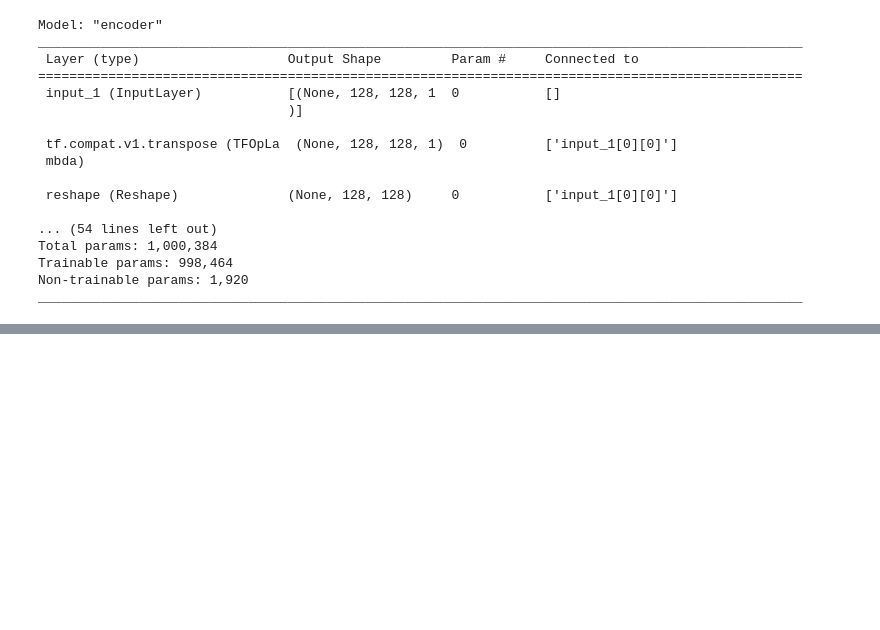
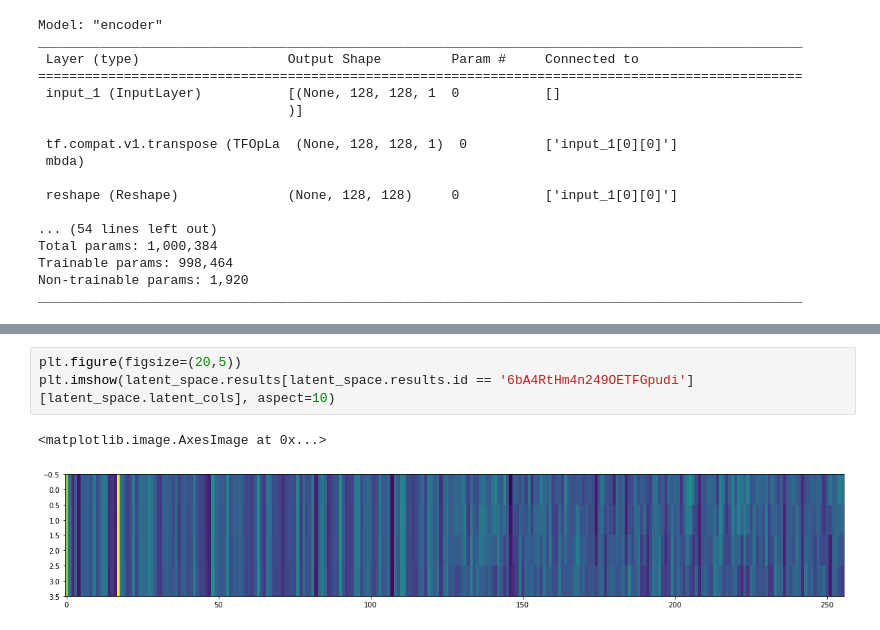
Before and after one commit to rollingstorms/Sound-Content-Music-Recommendation-System, a Jupyter notebook: Time Frequency Autoencoder-128k 10 epochs.ipynb, the cells around one changed output, grey strips where cells are left out. Cells and saved outputs as stored; diff of their text form; blank space fills up the shorter version.

```diff
--- a/Time Frequency Autoencoder-128k 10 epochs.ipynb
+++ b/Time Frequency Autoencoder-128k 10 epochs.ipynb
@@ -174,0 +288,6 @@ display(latent_space.get_similar_genres_by_index(seed))
+# %%
+plt.figure(figsize=(20,5))
+plt.imshow(latent_space.results[latent_space.results.id == '6bA4RtHm4n249OETFGpudi'][latent_space.latent_cols], aspect=10)
+# %% [output]
+<matplotlib.image.AxesImage at 0x...>
+[figure, added]
```
Also changed, not shown: parts of 12 cells of this notebook, 9 other files.
